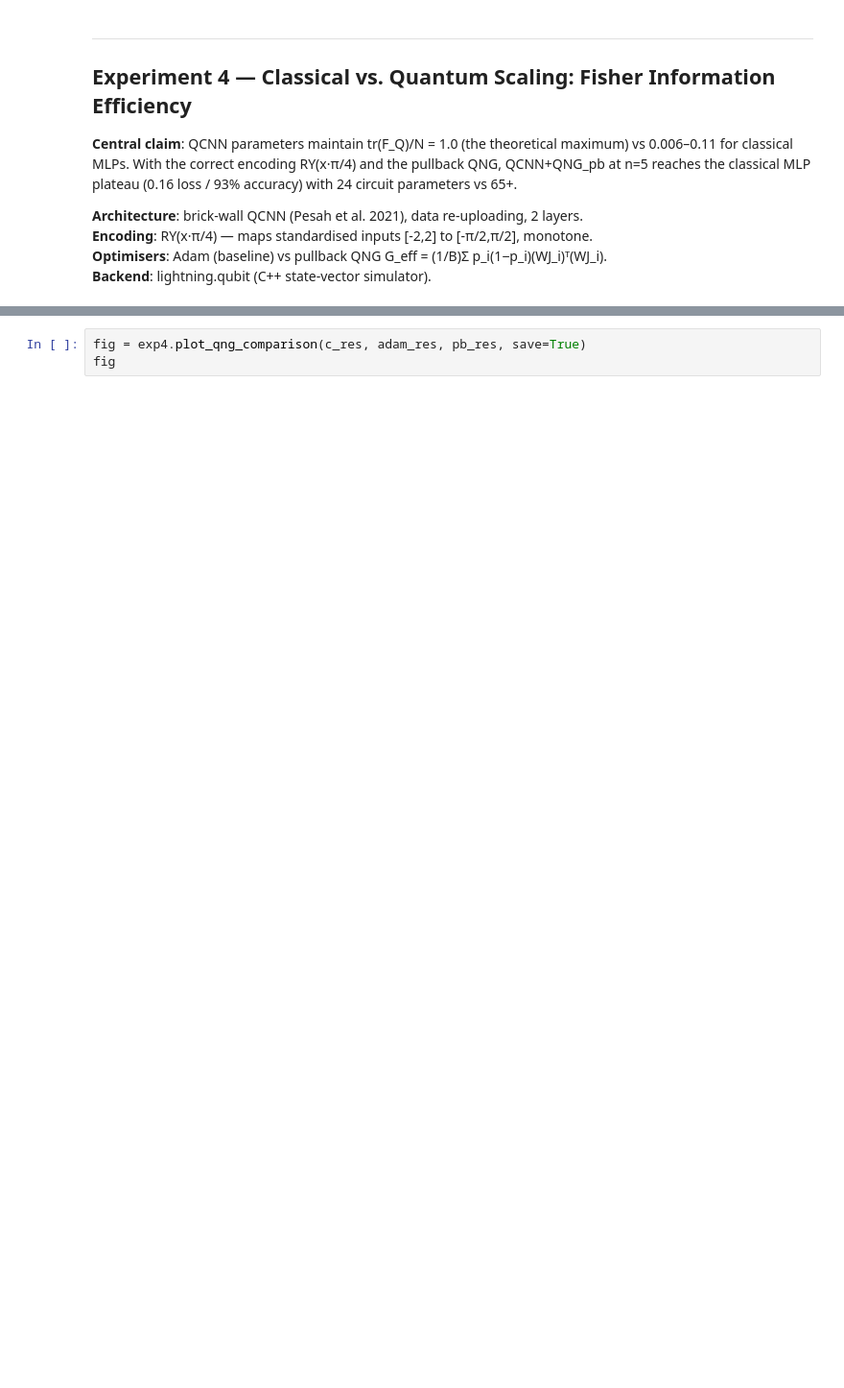
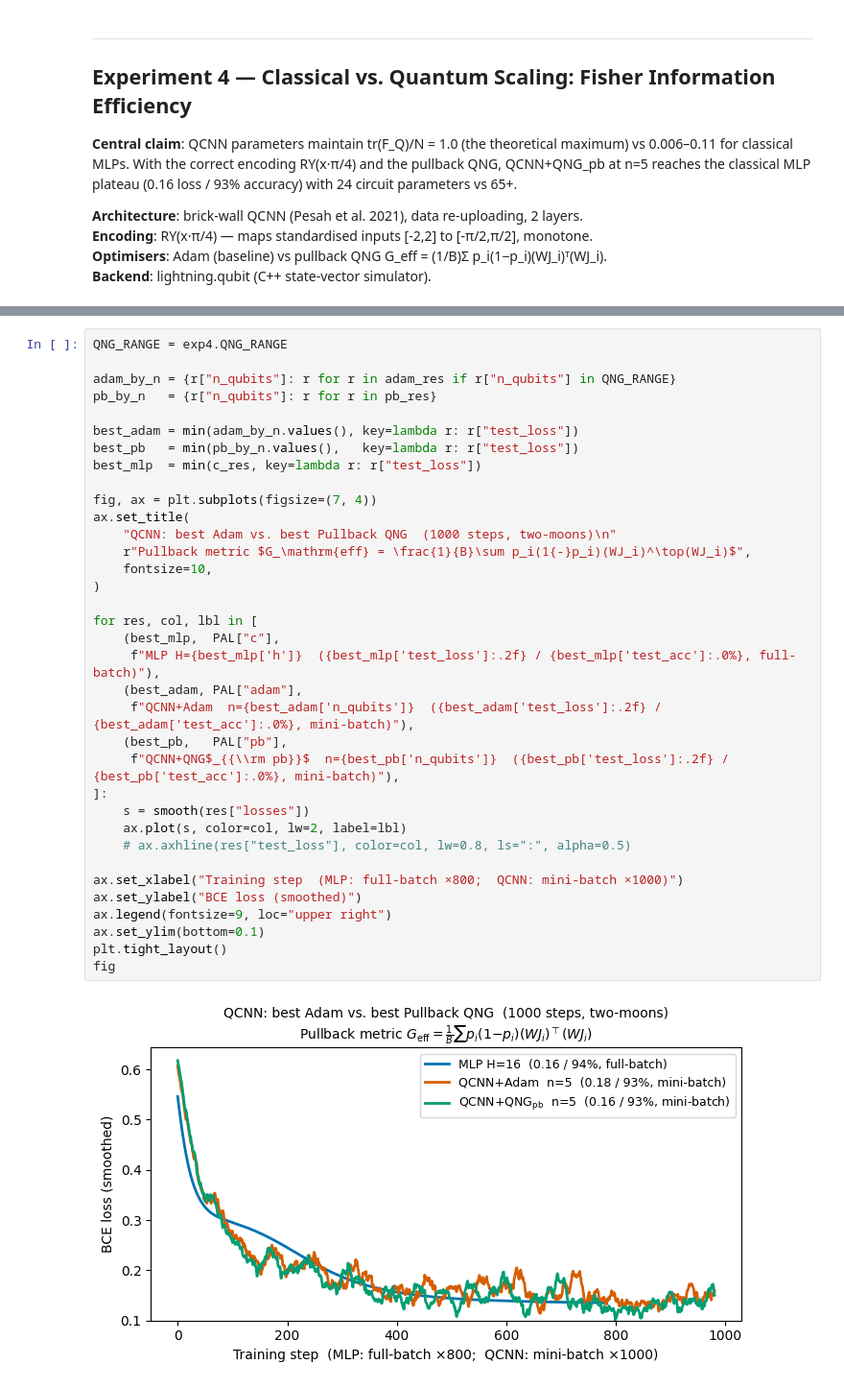
Before and after one commit to rdisipio/qLM-fisher, a Jupyter notebook: exp4_notebook.ipynb, the cells around one changed output, grey strips where cells are left out. Shown at 96% size. Saved outputs shown, nothing was run; the diff lists cells and outputs as text; blank space fills up the shorter version.

```diff
--- a/exp4_notebook.ipynb
+++ b/exp4_notebook.ipynb
@@ -39,3 +171,37 @@ fig
 # %%
-fig = exp4.plot_qng_comparison(c_res, adam_res, pb_res, save=True)
+QNG_RANGE = exp4.QNG_RANGE
+
+adam_by_n = {r["n_qubits"]: r for r in adam_res if r["n_qubits"] in QNG_RANGE}
+pb_by_n   = {r["n_qubits"]: r for r in pb_res}
+
+best_adam = min(adam_by_n.values(), key=lambda r: r["test_loss"])
+best_pb   = min(pb_by_n.values(),   key=lambda r: r["test_loss"])
+best_mlp  = min(c_res, key=lambda r: r["test_loss"])
+
+fig, ax = plt.subplots(figsize=(7, 4))
+ax.set_title(
+    "QCNN: best Adam vs. best Pullback QNG  (1000 steps, two-moons)\n"
+    r"Pullback metric $G_\mathrm{eff} = \frac{1}{B}\sum p_i(1{-}p_i)(WJ_i)^\top(WJ_i)$",
+    fontsize=10,
+)
+
+for res, col, lbl in [
+    (best_mlp,  PAL["c"],
+     f"MLP H={best_mlp['h']}  ({best_mlp['test_loss']:.2f} / {best_mlp['test_acc']:.0%}, full-batch)"),
+    (best_adam, PAL["adam"],
+     f"QCNN+Adam  n={best_adam['n_qubits']}  ({best_adam['test_loss']:.2f} / {best_adam['test_acc']:.0%}, mini-batch)"),
+    (best_pb,   PAL["pb"],
+     f"QCNN+QNG$_{{\\rm pb}}$  n={best_pb['n_qubits']}  ({best_pb['test_loss']:.2f} / {best_pb['test_acc']:.0%}, mini-batch)"),
+]:
+    s = smooth(res["losses"])
+    ax.plot(s, color=col, lw=2, label=lbl)
+    # ax.axhline(res["test_loss"], color=col, lw=0.8, ls=":", alpha=0.5)
+
+ax.set_xlabel("Training step  (MLP: full-batch ×800;  QCNN: mini-batch ×1000)")
+ax.set_ylabel("BCE loss (smoothed)")
+ax.legend(fontsize=9, loc="upper right")
+ax.set_ylim(bottom=0.1)
+plt.tight_layout()
 fig
+# %% [output]
+[figure, added]
```
Also changed, not shown: parts of 7 cells of this notebook.
